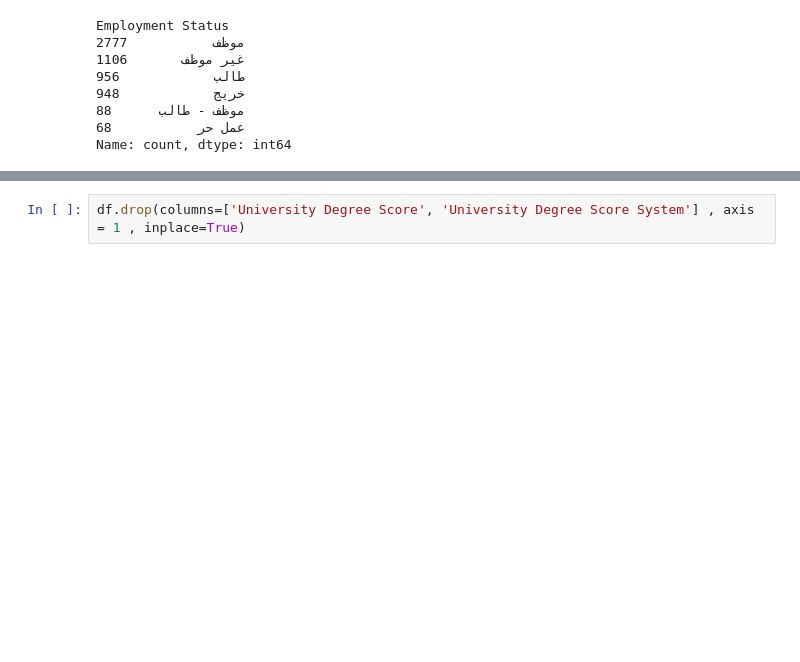
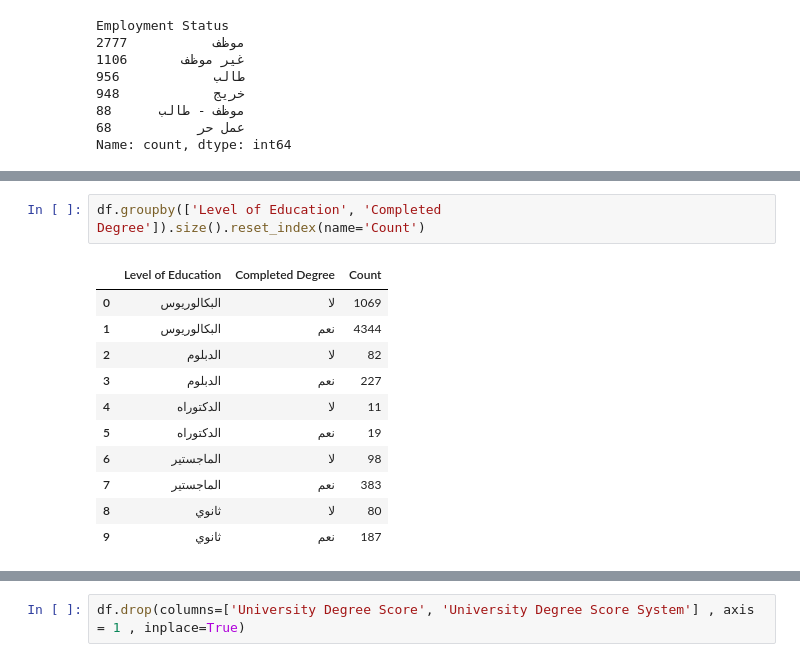
Before and after one commit to ManaSaleh/data-science-projec, a Jupyter notebook: NoteBook/cleaning_data.ipynb, the cells around one changed output, grey strips where cells are left out. Cells and saved outputs as stored; diff of their text form; blank space fills up the shorter version.

```diff
--- a/NoteBook/cleaning_data.ipynb
+++ b/NoteBook/cleaning_data.ipynb
@@ -839,0 +946,14 @@ df['Employment Status'].isnull().sum()
+# %%
+df.groupby(['Level of Education', 'Completed Degree']).size().reset_index(name='Count')
+# %% [output]
+|  | Level of Education | Completed Degree | Count |
+| 0 | البكالوريوس | لا | 1069 |
+| 1 | البكالوريوس | نعم | 4344 |
+| 2 | الدبلوم | لا | 82 |
+| 3 | الدبلوم | نعم | 227 |
+| 4 | الدكتوراه | لا | 11 |
+| 5 | الدكتوراه | نعم | 19 |
+| 6 | الماجستير | لا | 98 |
+| 7 | الماجستير | نعم | 383 |
+| 8 | ثانوي | لا | 80 |
+| 9 | ثانوي | نعم | 187 |
```
Also changed, not shown: parts of 77 cells of this notebook, 7 other files.
